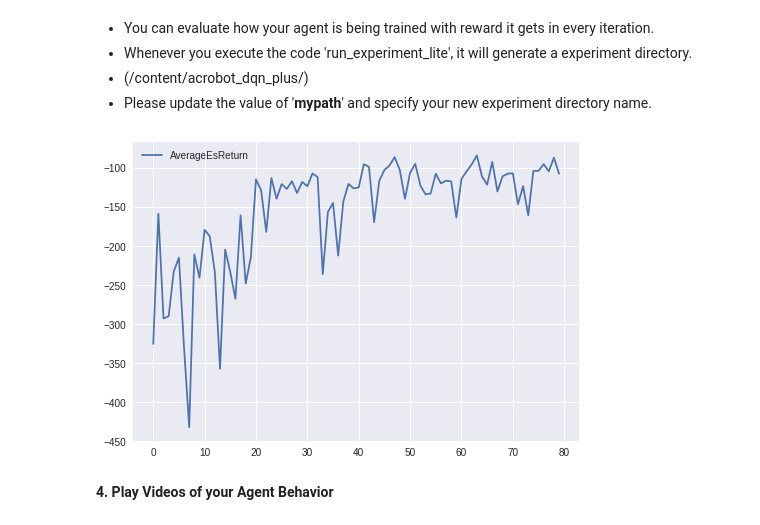
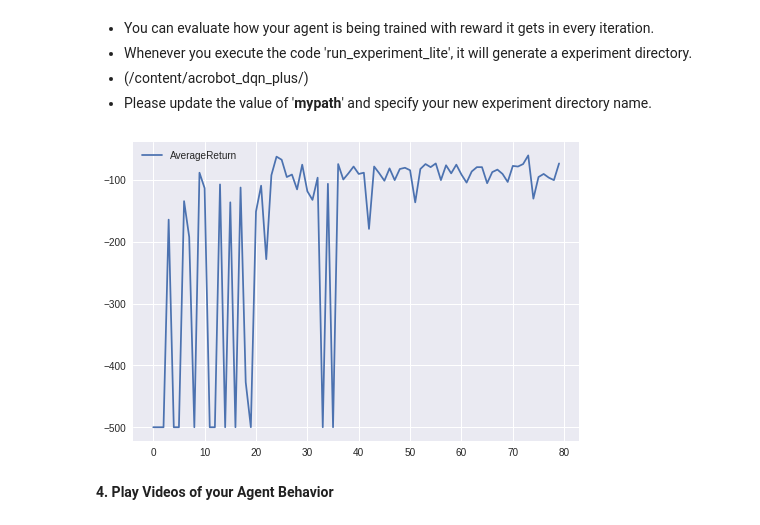
Before and after one commit to KAIST-AILab/deeprl_practice_colab, a Jupyter notebook: day1/Day1_rllab_DQN+.ipynb, the cells around one changed output. Drawn from its saved outputs; the diff is of its cells as text; code cells hidden in the pictures.

```diff
--- a/day1/Day1_rllab_DQN+.ipynb
+++ b/day1/Day1_rllab_DQN+.ipynb
@@ -640,30 +698,30 @@ run_experiment_lite(
 # %%
 import os.path as osp
 import numpy as np
 import csv
 import matplotlib.pyplot as plt
 import json
 import joblib
 from glob import glob
 import os
 
 # mypath = './acrobot_dqn_plus/'
 
 plots = []
 legends = []
 returns = []
 with open(osp.join(mypath, 'progress.csv'), 'rt') as csvfile:
     reader = csv.DictReader(csvfile)
     for row in reader:
-        if row['AverageEsReturn']:
-            returns.append(float(row['AverageEsReturn']))
+        if row['AverageReturn']:
+            returns.append(float(row['AverageReturn']))
 returns = np.array(returns)
 plots.append(plt.plot(returns)[0])
-legends.append('AverageEsReturn')
+legends.append('AverageReturn')
 plt.legend(plots, legends)
 plt.show()
 # %% [output]
-[figure, old version]
+[figure, new version]
 # %% [markdown]
 **4. Play Videos of your Agent Behavior**
 # %% [markdown]
```
Also changed, not shown: parts of 8 cells of this notebook, 6 other files.
